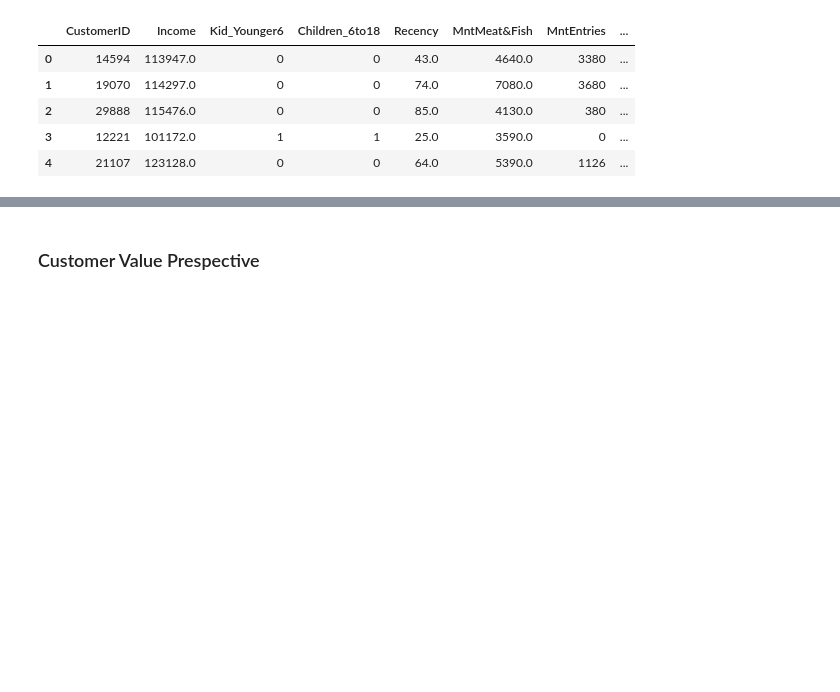
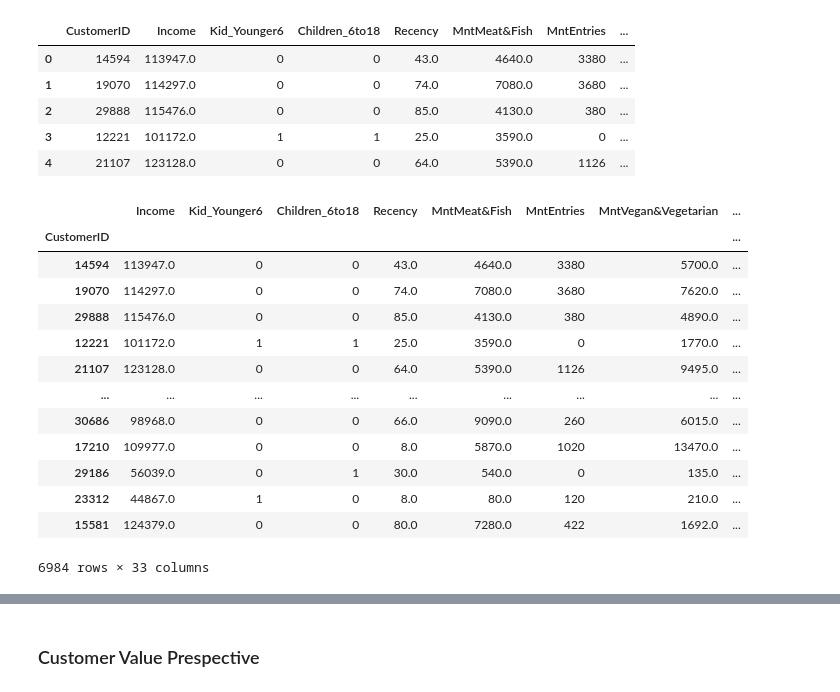
Before and after one commit to MikeOlhao/DSML_projeto, a Jupyter notebook: models_test.ipynb, the cells around one changed output, grey strips where cells are left out. Drawn from its saved outputs; the diff is of its cells as text; code cells hidden in the pictures; blank space fills up the shorter version.

```diff
--- a/models_test.ipynb
+++ b/models_test.ipynb
@@ -28,0 +37,17 @@ df_train.set_index(keys = "CustomerID", inplace = True)
+# %%
+df_train
+# %% [output]
+|  | Income | Kid_Younger6 | Children_6to18 | Recency | MntMeat&Fish | MntEntries | MntVegan&Vegetarian | ... |
+| CustomerID |  |  |  |  |  |  |  | ... |
+| 14594 | 113947.0 | 0 | 0 | 43.0 | 4640.0 | 3380 | 5700.0 | ... |
+| 19070 | 114297.0 | 0 | 0 | 74.0 | 7080.0 | 3680 | 7620.0 | ... |
+| 29888 | 115476.0 | 0 | 0 | 85.0 | 4130.0 | 380 | 4890.0 | ... |
+| 12221 | 101172.0 | 1 | 1 | 25.0 | 3590.0 | 0 | 1770.0 | ... |
+| 21107 | 123128.0 | 0 | 0 | 64.0 | 5390.0 | 1126 | 9495.0 | ... |
+| ... | ... | ... | ... | ... | ... | ... | ... | ... |
+| 30686 | 98968.0 | 0 | 0 | 66.0 | 9090.0 | 260 | 6015.0 | ... |
+| 17210 | 109977.0 | 0 | 0 | 8.0 | 5870.0 | 1020 | 13470.0 | ... |
+| 29186 | 56039.0 | 0 | 1 | 30.0 | 540.0 | 0 | 135.0 | ... |
+| 23312 | 44867.0 | 1 | 0 | 8.0 | 80.0 | 120 | 210.0 | ... |
+| 15581 | 124379.0 | 0 | 0 | 80.0 | 7280.0 | 422 | 1692.0 | ... |
+6984 rows × 33 columns
```
Also changed, not shown: parts of 16 cells of this notebook.
